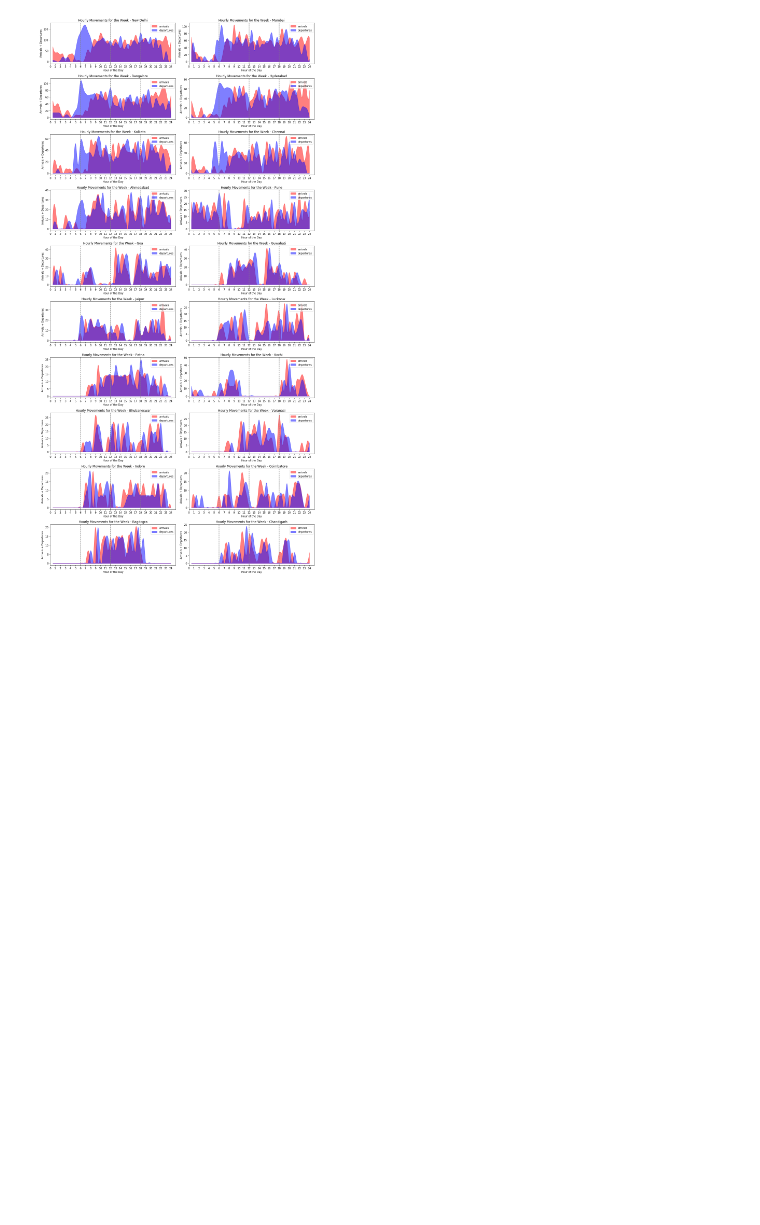
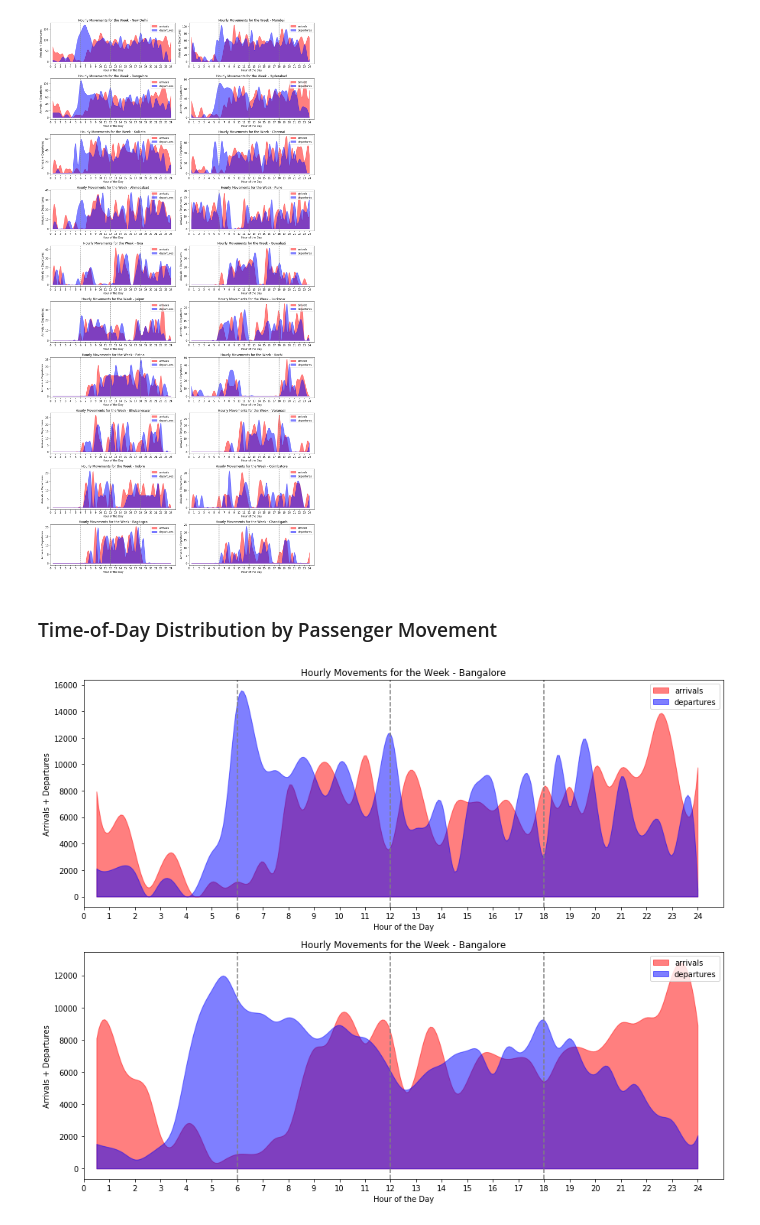
Before and after one commit to sanjeevgadre/Portfolio-Airport-Traffic, a Jupyter notebook: city-analysis.ipynb, the cells around one changed output. Drawn from its saved outputs; the diff is of its cells as text; code cells hidden in the pictures; blank space fills up the shorter version.

```diff
--- a/city-analysis.ipynb
+++ b/city-analysis.ipynb
@@ -265,6 +276,12 @@ def fill_missing(series, slots, na_val):
     return series
 # %%
 def plot_hourly(timeslot_arr, timeslot_dep, city_name = 'All Cities'):
+
+    '''
+
+    Smoothes the timeslot_arr and timeslot_dep series using splines and then plots the series.
+
+    '''
 
     x_timeslots = np.arange(1, 49, 1)
     x_axis = np.linspace(1, 48, 300)
@@ -277,12 +294,11 @@ def plot_hourly(timeslot_arr, timeslot_dep, city_name = 'All Cities'):
     spline = make_interp_spline(x_timeslots, timeslot_dep, k = smoothing_param)
     y_axis = np.maximum(np.zeros(300), spline(x_axis))
     plt.fill_between(x_axis, y_axis, label = 'departures', color = 'blue', alpha = 0.5)
-    #plt.ylim((min(timeslot_arr) - 5, max(timeslot_arr) + 5))
     plt.xlim((1, 50))
-    plt.xticks(np.arange(0, 49, 2), labels = np.arange(0, 25, 1))
-    plt.axvline(x = 12, color = 'grey', linestyle = '--')
-    plt.axvline(x = 24, color = 'grey', linestyle = '--')
-    plt.axvline(x = 36, color = 'grey', linestyle = '--')
+    plt.xticks(np.arange(0, 49, 2), labels = np.arange(0, 25, 1)) # to get 24 hours on the x-axis
+    plt.axvline(x = 12, color = 'grey', linestyle = '--')         # 6 a.m.
+    plt.axvline(x = 24, color = 'grey', linestyle = '--')         # 12 noon
+    plt.axvline(x = 36, color = 'grey', linestyle = '--')         # 6 p.m.
     plt.xlabel('Hour of the Day')
     plt.ylabel('Arrivals + Departures')
     plt.title('Hourly Movements for the Week - %s' % city_name)
@@ -330,3 +346,56 @@ plt.show()
 # %% [output]
 [figure]
 [figure]
+# %% [markdown]
+### Time-of-Day Distribution by Passenger Movement
+# %%
+city_code = 'BLR'
+
+timeslot_arr = []
+timeslot_dep = []
+
+idx = [i for i in dat.index if dat['from'][i] == city_code or dat['to'][i] == city_code]
+sdat = dat.iloc[idx, :]
+
+idx_in = [i for i in sdat.index if sdat['to'][i] == city_code] # flights into the city
+idx_out = [i for i in sdat.index if sdat['from'][i] == city_code]  # flights out of the city
+
+# Timeslot wise passenger traffic on incoming flights
+pass_in_timeslot = (sdat.loc[idx_in, :].groupby(['to_time_slot'])['weekly_est_pass'].sum())
+pass_in_timeslot = fill_missing(pass_in_timeslot, 48, 0)
+#Timeslot wise passenger traffic on outgoing flights
+pass_out_timeslot = (sdat.loc[idx_out, :].groupby(['from_time_slot'])['weekly_est_pass'].sum())
+pass_out_timeslot = fill_missing(pass_out_timeslot, 48, 0)
+
+'''Outgoing passengers start arriving at the airpot in 4 timeslots prior to the from_time_slot (evenly) and
+incoming passengers start departing from the airport in 2 slots post the to_time_slot (evenly). We adjust the
+timeslot passenger traffic values to reflect this spread.'''
+
+in_slots = 2; out_slots = 4
+
+pass_in_timeslot_adj = pd.Series(data = 0, index = pass_in_timeslot.index, dtype = 'float')
+pass_out_timeslot_adj = pd.Series(data = 0, index = pass_out_timeslot.index, dtype = 'float')
+
+for i in range(1, 49):              # spreading the passengers at the airport for incoming flights
+    dist_ = pass_in_timeslot[i]/in_slots
+    for j in range(i+1, i+3):
+        if j > 48: j = j - 48
+        pass_in_timeslot_adj[j] += dist_
+
+for i in range(1, 49):              # spreading the passengers at the airport for outgoing flights
+    dist_ = pass_out_timeslot[i]/out_slots
+    for j in range(i-out_slots, i):
+        if j < 1: j = 48 + j
+        pass_out_timeslot_adj[j] += dist_
+
+plt.figure(figsize = (15, 12))
+
+plt.subplot(2, 1, 1)
+plot_hourly(pass_in_timeslot, pass_out_timeslot, codes_to_city[city_code])
+
+plt.subplot(2, 1, 2)
+plot_hourly(pass_in_timeslot_adj, pass_out_timeslot_adj, codes_to_city[city_code])
+
+plt.show()
+# %% [output]
+[figure, added]
```
Also changed, not shown: parts of 4 cells of this notebook.
